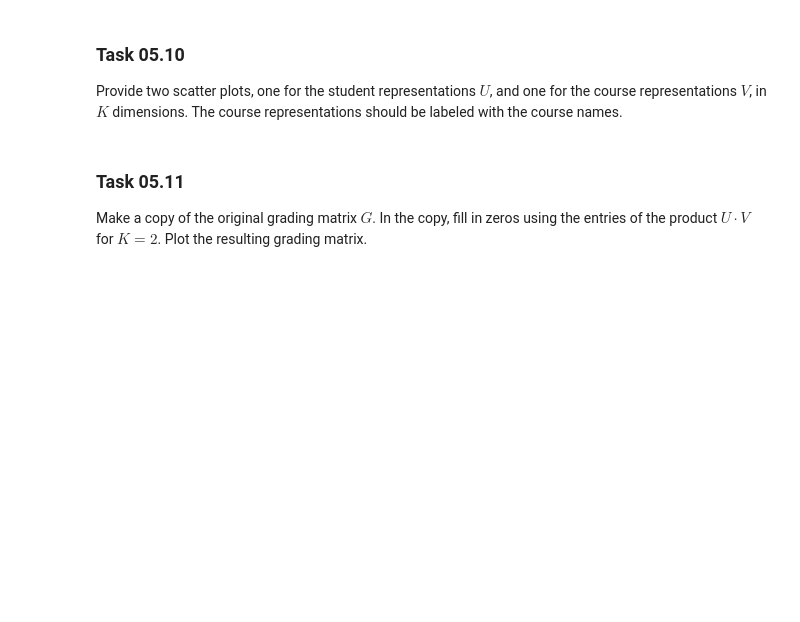
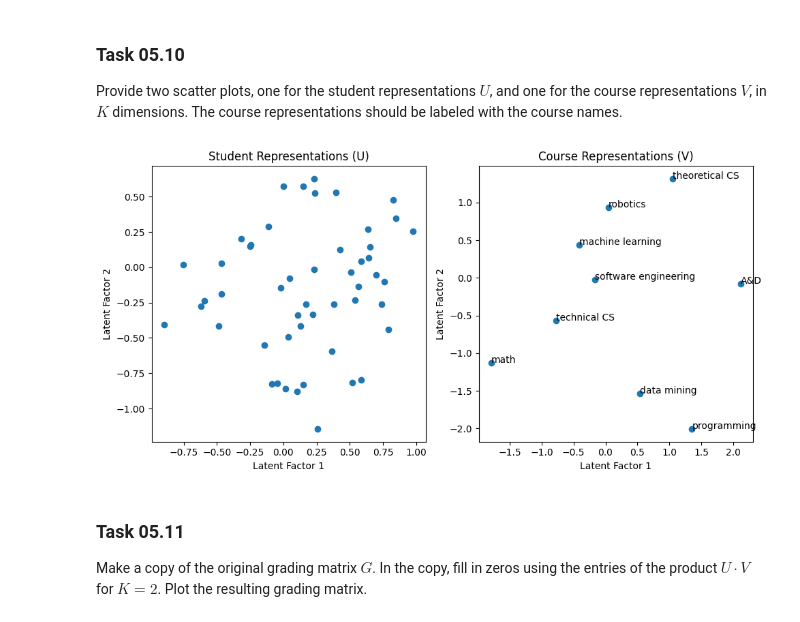
Before and after one commit to sachinskss/dataminingEx, a Jupyter notebook: sheet05_Christoph.ipynb, the cells around one changed output. Cells and saved outputs as stored; diff of their text form; code cells hidden in the pictures; blank space fills up the shorter version.

```diff
--- a/sheet05_Christoph.ipynb
+++ b/sheet05_Christoph.ipynb
@@ -285,6 +426,33 @@ Provide a plot with the number of latent dimensions $K$ on the x axis and the re
 ### Task 05.10
 
 Provide two scatter plots, one for the student representations $U$, and one for the course representations $V$, in $K$ dimensions. The course representations should be labeled with the course names.
+# %%
+# AI tools (Bing Chat) used for the code and partly for commenting
+
+# Perform matrix factorization with K=2
+U, V = matrix_factorization(G, 2)
+
+# Create a scatter plot for the student representations U
+plt.figure(figsize=(10, 5))
+plt.subplot(1, 2, 1)
+plt.scatter(U[:, 0], U[:, 1])
+plt.title('Student Representations (U)')
+plt.xlabel('Latent Factor 1')
+plt.ylabel('Latent Factor 2')
+
+# Create a scatter plot for the course representations V
+plt.subplot(1, 2, 2)
+plt.scatter(V[0, :], V[1, :])
+for i, course in enumerate(courses):
+    plt.annotate(course, (V[0, i], V[1, i]))
+plt.title('Course Representations (V)')
+plt.xlabel('Latent Factor 1')
+plt.ylabel('Latent Factor 2')
+
+plt.tight_layout()
+plt.show()
+# %% [output]
+[figure, added]
 # %% [markdown]
 ### Task 05.11
 
```
Also changed, not shown: parts of 8 cells of this notebook, 2 other files.
